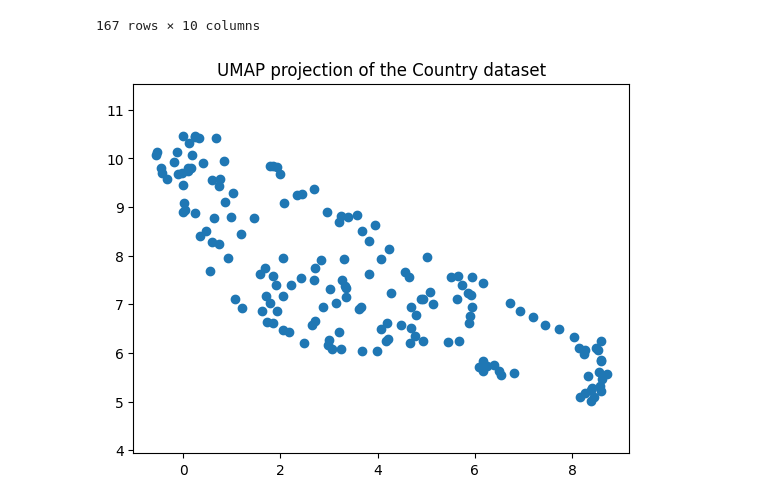
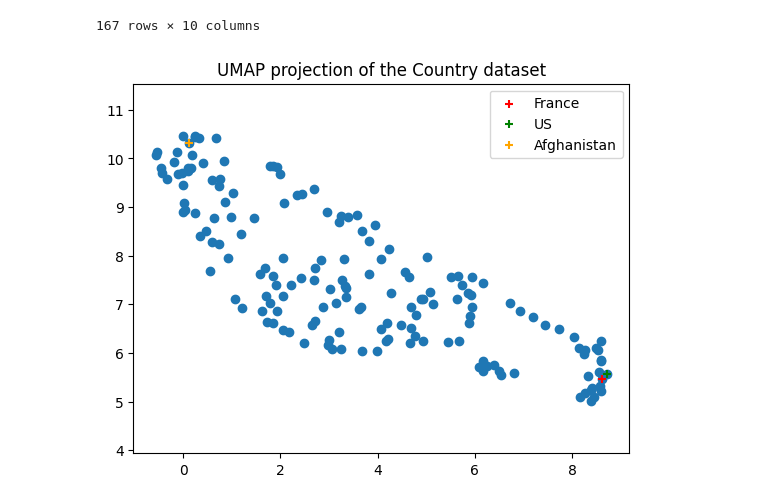
Before and after one commit to paquitopg/umap-clustering, a Jupyter notebook: umap_library_integration.ipynb, the cells around one changed output. Saved outputs shown, nothing was run; the diff lists cells and outputs as text; code cells hidden in the pictures.

Commit message:
test on country dataset

```diff
--- a/umap_library_integration.ipynb
+++ b/umap_library_integration.ipynb
@@ -60,8 +62,13 @@ embedding = reducer.fit_transform(scaled_numerical_data)
 # %%
 plt.scatter(
     embedding[:, 0],
     embedding[:, 1])
+plt.scatter(embedding[54,0], embedding[54, 1], marker='+', color='red', label='France')
+plt.scatter(embedding[159, 0], embedding[159, 1], marker='+', color='green', label='US')
+plt.scatter(embedding[0,0], embedding[0,1], marker='+', color='orange', label='Afghanistan')
 plt.gca().set_aspect('equal', 'datalim')
-plt.title('UMAP projection of the Country dataset');
+plt.title('UMAP projection of the Country dataset')
+plt.legend()
+plt.show()
 # %% [output]
-[figure, old version]
+[figure, new version]
```
Also changed, not shown: parts of 8 cells of this notebook.
